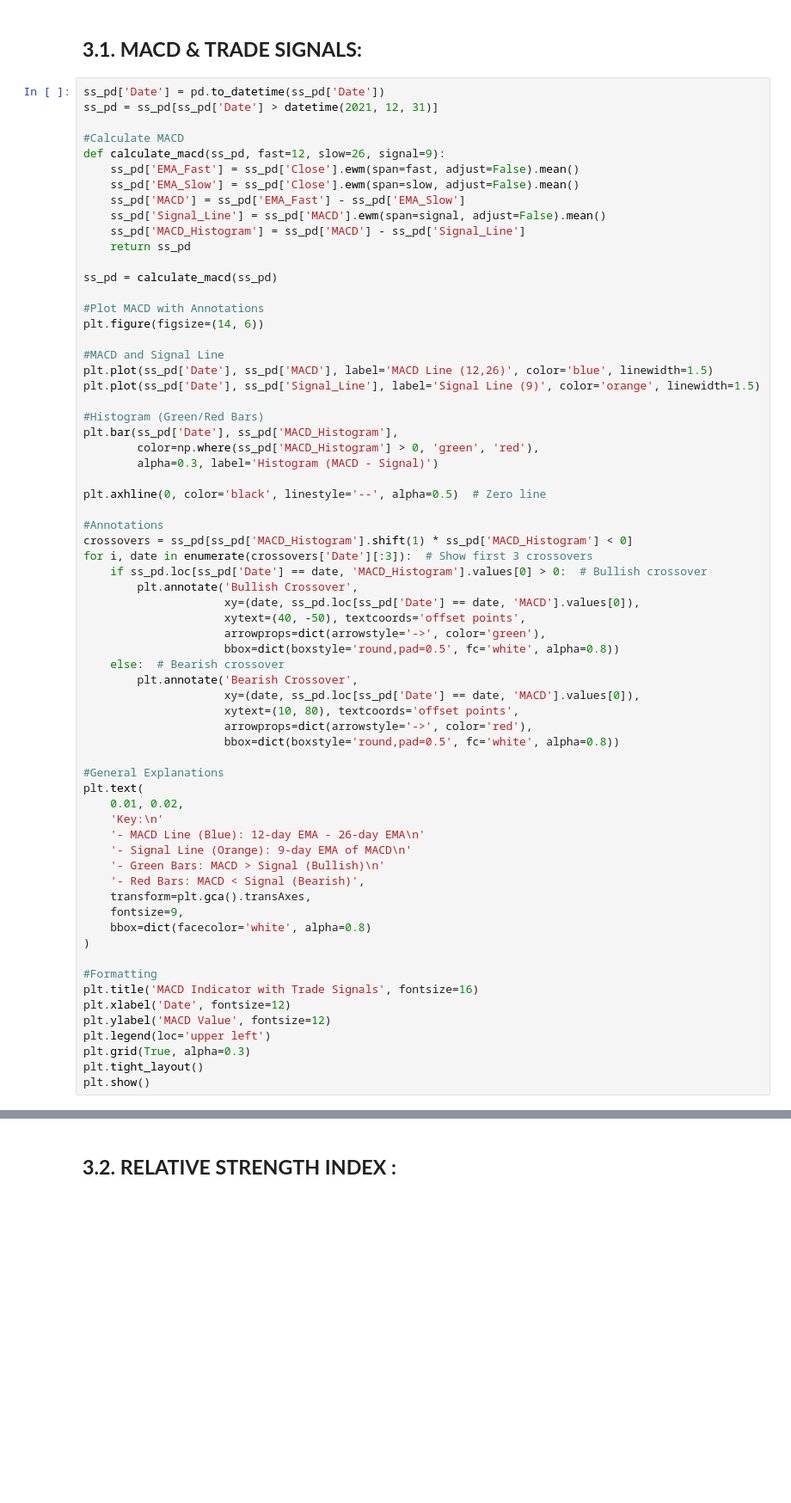
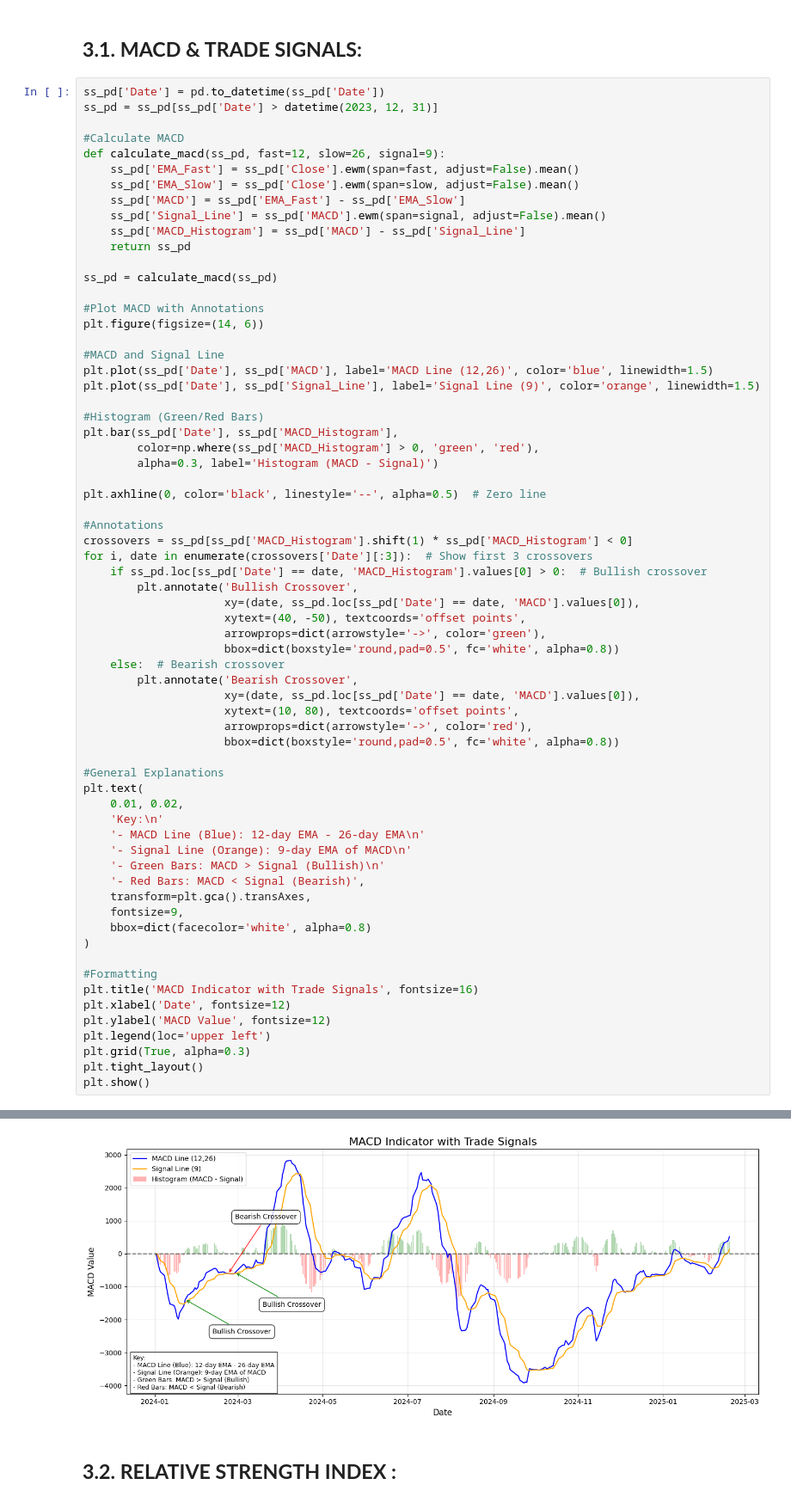
Before and after one commit to BIGDATA-GROUP-4/Samsung-Stock-Price, a Jupyter notebook: Samsung_stockprice.ipynb, the cells around one changed output, grey strips where cells are left out. Shown at 86% size. Cells and saved outputs as stored; diff of their text form; blank space fills up the shorter version.

```diff
--- a/Samsung_stockprice.ipynb
+++ b/Samsung_stockprice.ipynb
@@ -388,7 +389,7 @@ plt.tight_layout()
 ## **3.1. MACD & TRADE SIGNALS:**
 # %%
 ss_pd['Date'] = pd.to_datetime(ss_pd['Date'])
-ss_pd = ss_pd[ss_pd['Date'] > datetime(2021, 12, 31)]
+ss_pd = ss_pd[ss_pd['Date'] > datetime(2023, 12, 31)]
 
 #Calculate MACD
 def calculate_macd(ss_pd, fast=12, slow=26, signal=9):
@@ -457,3 +457,4 @@ KeyError: 'Date'
+[figure, added]
 # %% [markdown]
 ## **3.2. RELATIVE STRENGTH INDEX :**
 # %%
```
Also changed, not shown: parts of 2 cells of this notebook.
